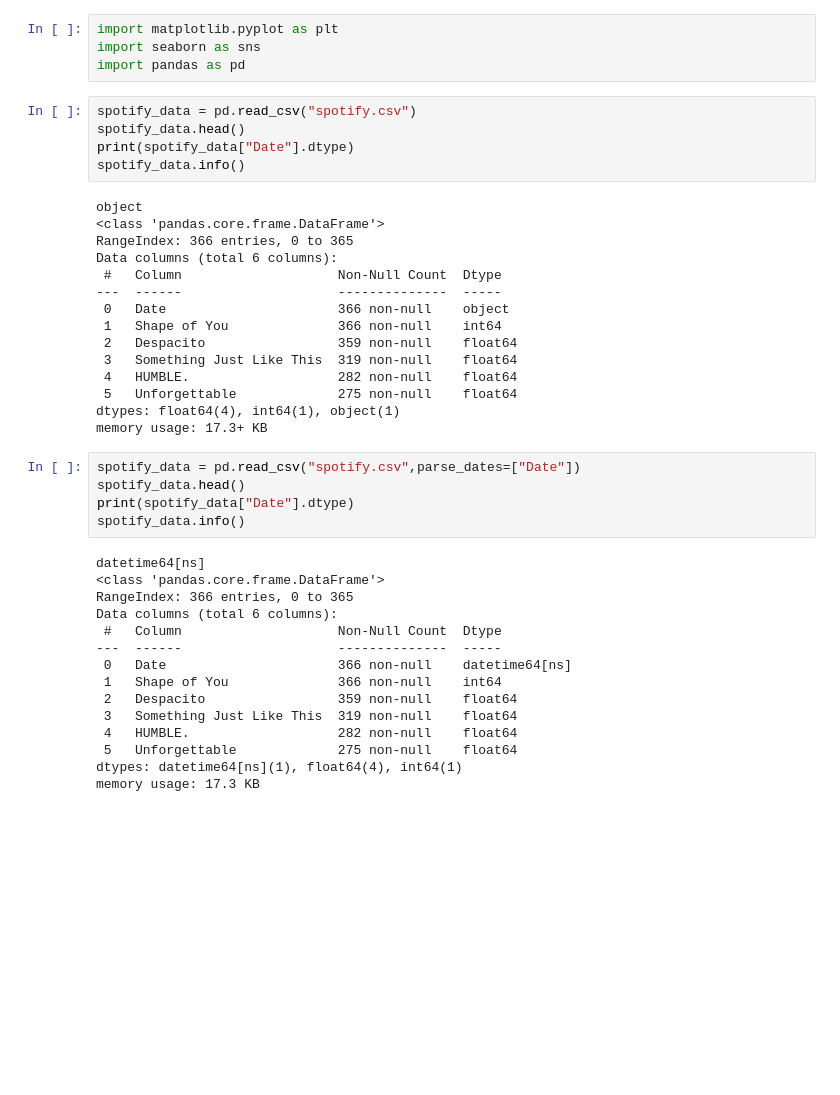
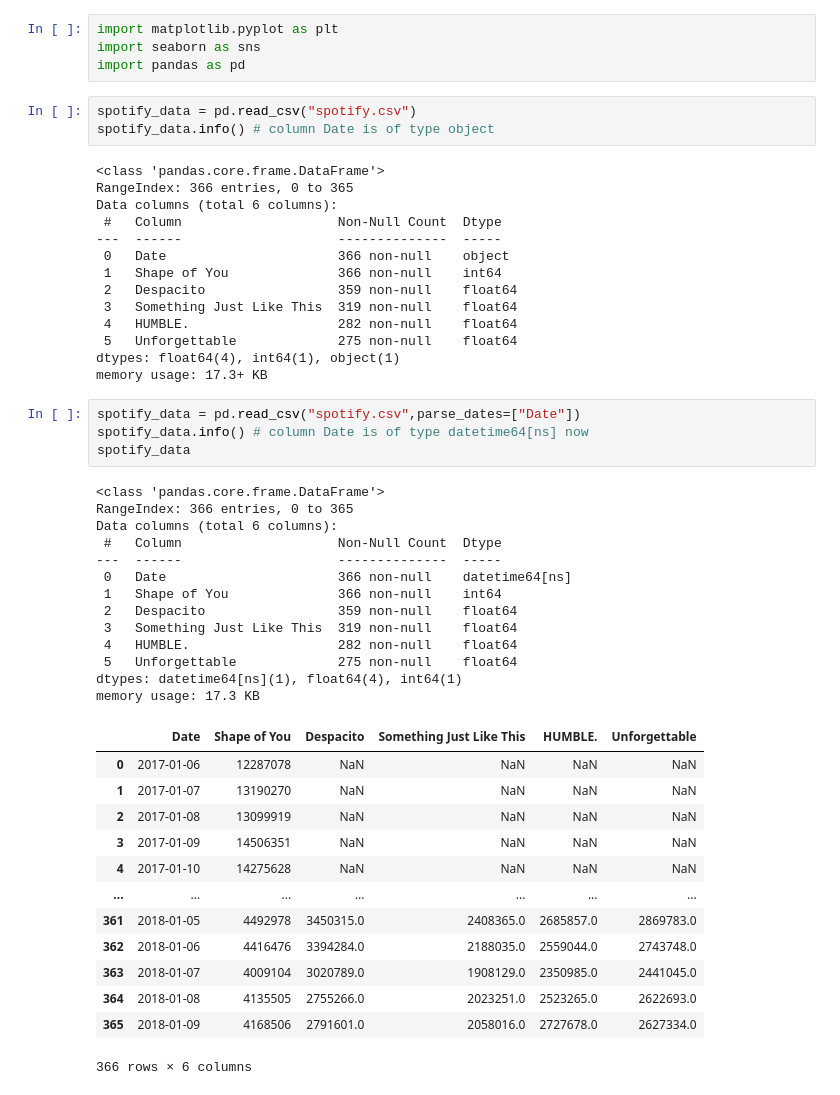
Before and after one commit to jci02/Data-Visualization, a Jupyter notebook: Line Charts.ipynb, the cells around one changed output. Saved outputs shown, nothing was run; the diff lists cells and outputs as text; blank space fills up the shorter version.

```diff
--- a/Line Charts.ipynb
+++ b/Line Charts.ipynb
@@ -4,11 +4,8 @@ import seaborn as sns
 import pandas as pd
 # %%
 spotify_data = pd.read_csv("spotify.csv")
-spotify_data.head()
-print(spotify_data["Date"].dtype)
-spotify_data.info()
+spotify_data.info() # column Date is of type object
 # %% [output]
-object
 <class 'pandas.core.frame.DataFrame'>
 RangeIndex: 366 entries, 0 to 365
 Data columns (total 6 columns):
@@ -24,21 +21,32 @@ dtypes: float64(4), int64(1), object(1)
 memory usage: 17.3+ KB
 # %%
 spotify_data = pd.read_csv("spotify.csv",parse_dates=["Date"])
-spotify_data.head()
-print(spotify_data["Date"].dtype)
-spotify_data.info()
+spotify_data.info() # column Date is of type datetime64[ns] now
+spotify_data
 # %% [output]
-datetime64[ns]
 <class 'pandas.core.frame.DataFrame'>
 RangeIndex: 366 entries, 0 to 365
 Data columns (total 6 columns):
  #   Column                    Non-Null Count  Dtype
 ---  ------                    --------------  -----
  0   Date                      366 non-null    datetime64[ns]
  1   Shape of You              366 non-null    int64
  2   Despacito                 359 non-null    float64
  3   Something Just Like This  319 non-null    float64
  4   HUMBLE.                   282 non-null    float64
  5   Unforgettable             275 non-null    float64
 dtypes: datetime64[ns](1), float64(4), int64(1)
 memory usage: 17.3 KB
+|  | Date | Shape of You | Despacito | Something Just Like This | HUMBLE. | Unforgettable |
+| 0 | 2017-01-06 | 12287078 | NaN | NaN | NaN | NaN |
+| 1 | 2017-01-07 | 13190270 | NaN | NaN | NaN | NaN |
+| 2 | 2017-01-08 | 13099919 | NaN | NaN | NaN | NaN |
+| 3 | 2017-01-09 | 14506351 | NaN | NaN | NaN | NaN |
+| 4 | 2017-01-10 | 14275628 | NaN | NaN | NaN | NaN |
+| ... | ... | ... | ... | ... | ... | ... |
+| 361 | 2018-01-05 | 4492978 | 3450315.0 | 2408365.0 | 2685857.0 | 2869783.0 |
+| 362 | 2018-01-06 | 4416476 | 3394284.0 | 2188035.0 | 2559044.0 | 2743748.0 |
+| 363 | 2018-01-07 | 4009104 | 3020789.0 | 1908129.0 | 2350985.0 | 2441045.0 |
+| 364 | 2018-01-08 | 4135505 | 2755266.0 | 2023251.0 | 2523265.0 | 2622693.0 |
+| 365 | 2018-01-09 | 4168506 | 2791601.0 | 2058016.0 | 2727678.0 | 2627334.0 |
+366 rows × 6 columns
```
Also changed, not shown: parts of 4 cells of this notebook.
